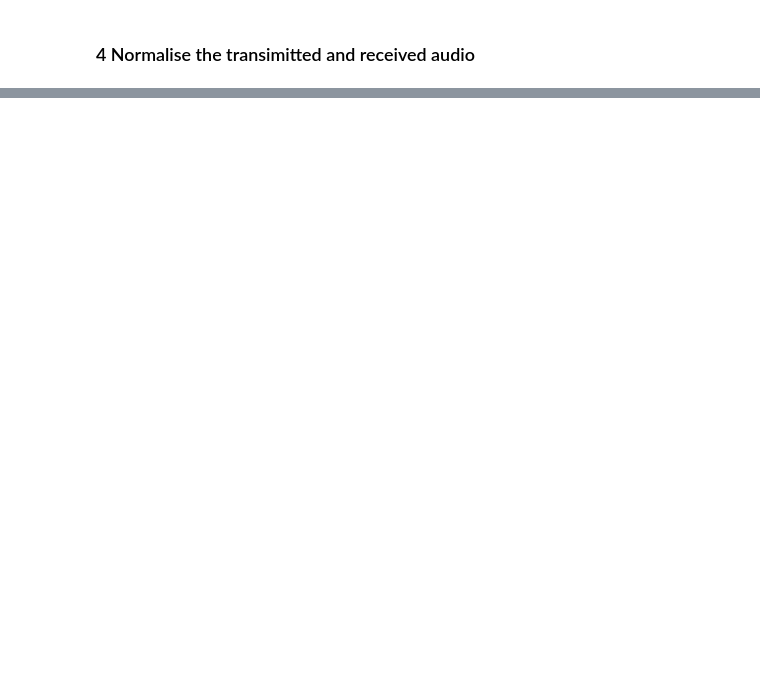
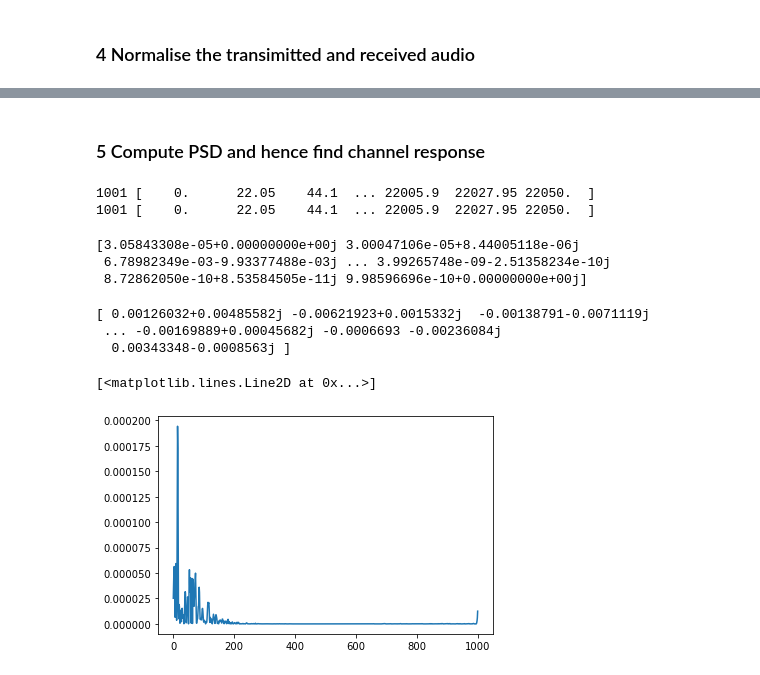
Before and after one commit to JingbiaoMei/Cambridge-Blue-Noise, a Jupyter notebook: Record.ipynb, the cells around one changed output, grey strips where cells are left out. Drawn from its saved outputs; the diff is of its cells as text; code cells hidden in the pictures; blank space fills up the shorter version.

```diff
--- a/Record.ipynb
+++ b/Record.ipynb
@@ -113,0 +133,28 @@ plt.plot(normalised_rece)
+# %% [markdown]
+### 5 Compute PSD and hence find channel response
+# %%
+len_seg=2000
+f1,sxx=csd(Burst_noise,Burst_noise,fs,nperseg=len_seg)
+print(len(sxx),f1)
+f2,sxy=csd(Burst_noise,trimmed_receive,fs,nperseg=len_seg)
+print(len(sxy),f2)
+# %% [output]
+1001 [    0.      22.05    44.1  ... 22005.9  22027.95 22050.  ]
+1001 [    0.      22.05    44.1  ... 22005.9  22027.95 22050.  ]
+# %%
+H=sxy/sxx
+print(H)
+# %% [output]
+[3.05843308e-05+0.00000000e+00j 3.00047106e-05+8.44005118e-06j
+ 6.78982349e-03-9.93377488e-03j ... 3.99265748e-09-2.51358234e-10j
+ 8.72862050e-10+8.53584505e-11j 9.98596696e-10+0.00000000e+00j]
+# %%
+h=np.fft.ifft(H)
+print(h)
+plt.plot(np.real(h*np.conj(h)))
+# %% [output]
+[ 0.00126032+0.00485582j -0.00621923+0.0015332j  -0.00138791-0.0071119j
+ ... -0.00169889+0.00045682j -0.0006693 -0.00236084j
+  0.00343348-0.0008563j ]
+[<matplotlib.lines.Line2D at 0x...>]
+[figure, added]
```
Also changed, not shown: parts of 25 cells of this notebook.
